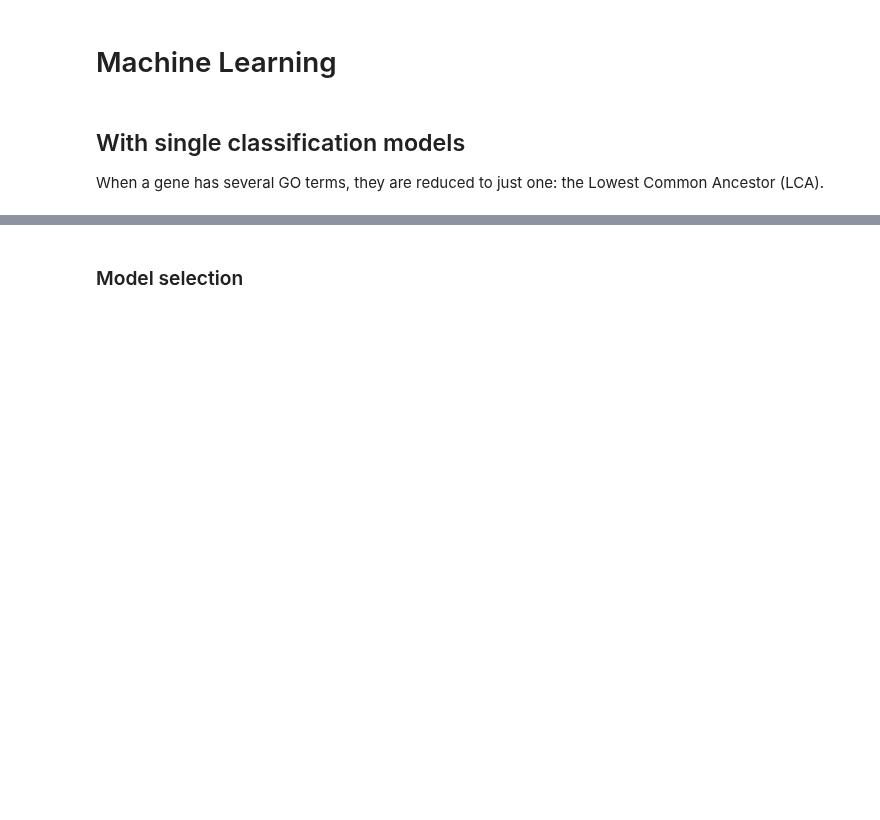
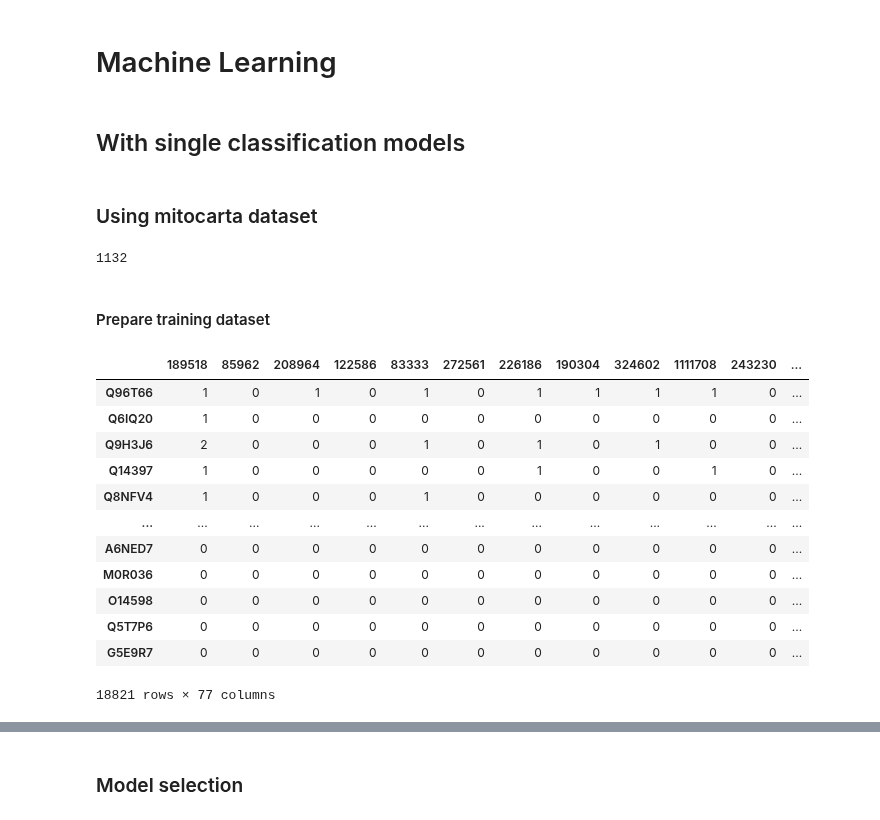
Before and after one commit to geovalexis/PP2GO, a Jupyter notebook: notebooks/machine_learning.ipynb, the cells around one changed output, grey strips where cells are left out. Saved outputs shown, nothing was run; the diff lists cells and outputs as text; code cells hidden in the pictures; blank space fills up the shorter version.

Commit message:
Implemented single label ML for mitocarta dataset

```diff
--- a/notebooks/machine_learning.ipynb
+++ b/notebooks/machine_learning.ipynb
@@ -208,7 +208,33 @@ fig.show()
 [interactive output not drawn]
 # %% [markdown]
 # Machine Learning
-# %% [markdown]
-## With single classification models
-
-When a gene has several GO terms, they are reduced to just one: the Lowest Common Ancestor (LCA).
+# %% [markdown]
+## With single classification models
+# %% [markdown]
+### Using mitocarta dataset
+# %%
+with open("/content/drive/MyDrive/TFG/human_mitocarta_v3.txt", "r") as input:
+    mitocarta = set(input.read().splitlines())
+len(mitocarta)
+# %% [output]
+1132
+# %% [markdown]
+#### Prepare training dataset
+# %%
+# Retrieve human Phylogenetic Matrix without GO terms
+human_pp_matrix = profiling_matrix.loc[9606].drop(columns=["9606", "GO_IDs"])
+human_pp_matrix
+# %% [output]
+|  | 189518 | 85962 | 208964 | 122586 | 83333 | 272561 | 226186 | 190304 | 324602 | 1111708 | 243230 | ... |
+| Q96T66 | 1 | 0 | 1 | 0 | 1 | 0 | 1 | 1 | 1 | 1 | 0 | ... |
+| Q6IQ20 | 1 | 0 | 0 | 0 | 0 | 0 | 0 | 0 | 0 | 0 | 0 | ... |
+| Q9H3J6 | 2 | 0 | 0 | 0 | 1 | 0 | 1 | 0 | 1 | 0 | 0 | ... |
+| Q14397 | 1 | 0 | 0 | 0 | 0 | 0 | 1 | 0 | 0 | 1 | 0 | ... |
+| Q8NFV4 | 1 | 0 | 0 | 0 | 1 | 0 | 0 | 0 | 0 | 0 | 0 | ... |
+| ... | ... | ... | ... | ... | ... | ... | ... | ... | ... | ... | ... | ... |
+| A6NED7 | 0 | 0 | 0 | 0 | 0 | 0 | 0 | 0 | 0 | 0 | 0 | ... |
+| M0R036 | 0 | 0 | 0 | 0 | 0 | 0 | 0 | 0 | 0 | 0 | 0 | ... |
+| O14598 | 0 | 0 | 0 | 0 | 0 | 0 | 0 | 0 | 0 | 0 | 0 | ... |
+| Q5T7P6 | 0 | 0 | 0 | 0 | 0 | 0 | 0 | 0 | 0 | 0 | 0 | ... |
+| G5E9R7 | 0 | 0 | 0 | 0 | 0 | 0 | 0 | 0 | 0 | 0 | 0 | ... |
+18821 rows × 77 columns
```
Also changed, not shown: parts of 13 cells of this notebook.
